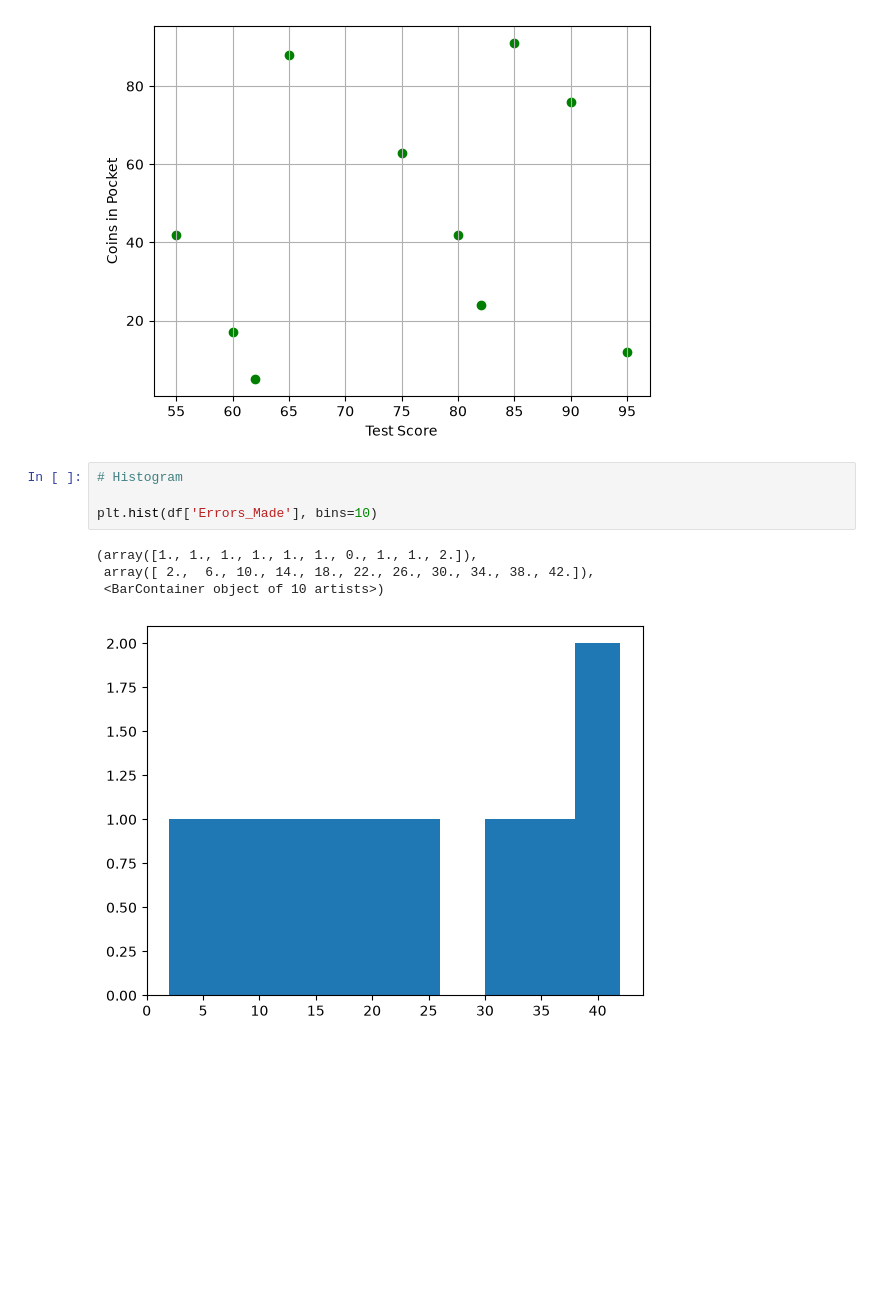
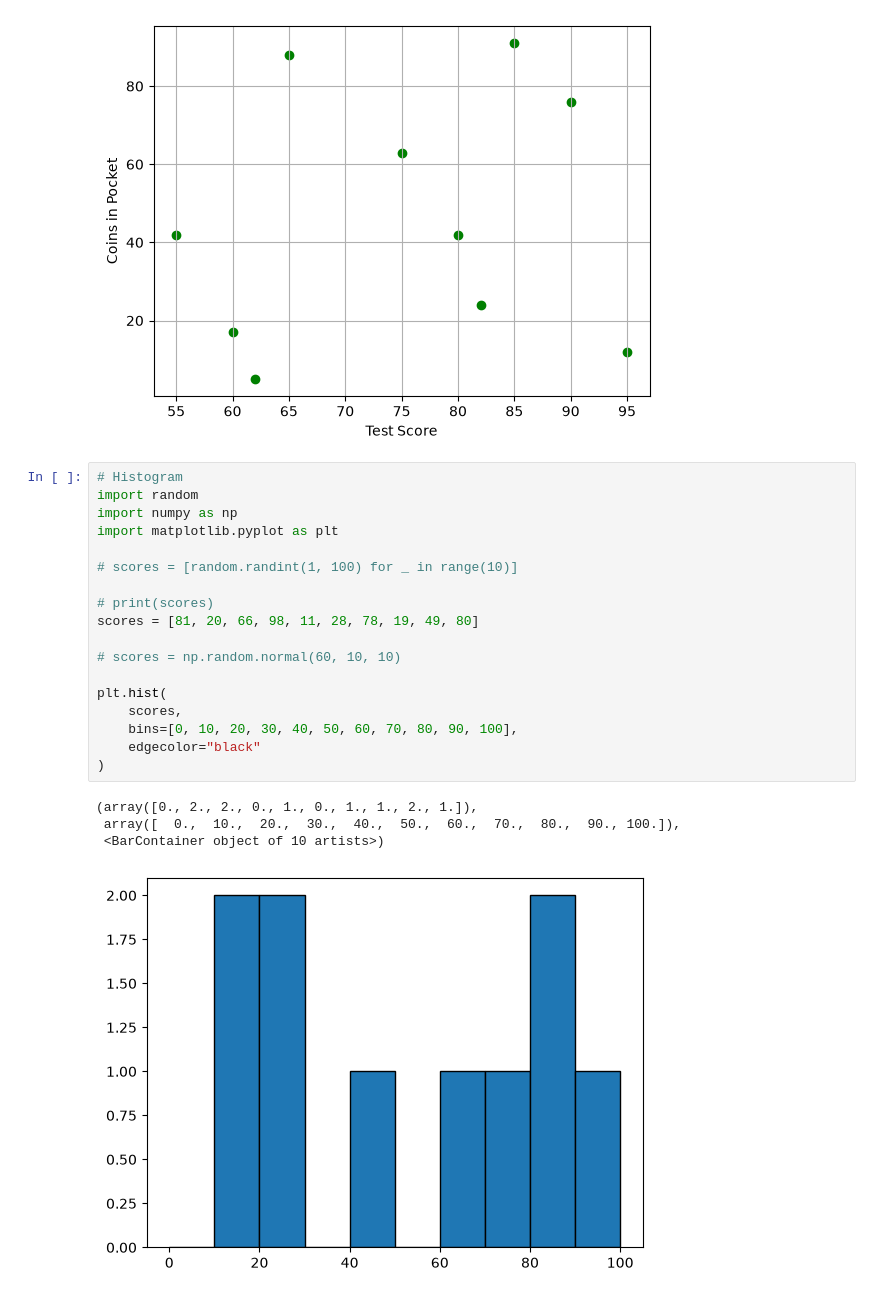
Before and after one commit to israel-oye/Python-Class-Batches, a Jupyter notebook: App-Based-Python/Batch-14A/Data Visualization/main.ipynb, the cells around one changed output. Saved outputs shown, nothing was run; the diff lists cells and outputs as text; blank space fills up the shorter version.

```diff
--- a/App-Based-Python/Batch-14A/Data Visualization/main.ipynb
+++ b/App-Based-Python/Batch-14A/Data Visualization/main.ipynb
@@ -163,10 +163,24 @@ np.float64(0.975337462929714)
 [figure]
 # %%
 # Histogram
+import random
+import numpy as np
+import matplotlib.pyplot as plt
 
-plt.hist(df['Errors_Made'], bins=10)
+# scores = [random.randint(1, 100) for _ in range(10)]
+
+# print(scores)
+scores = [81, 20, 66, 98, 11, 28, 78, 19, 49, 80]
+
+# scores = np.random.normal(60, 10, 10)
+
+plt.hist(
+    scores,
+    bins=[0, 10, 20, 30, 40, 50, 60, 70, 80, 90, 100],
+    edgecolor="black"
+)
 # %% [output]
-(array([1., 1., 1., 1., 1., 1., 0., 1., 1., 2.]),
- array([ 2.,  6., 10., 14., 18., 22., 26., 30., 34., 38., 42.]),
+(array([0., 2., 2., 0., 1., 0., 1., 1., 2., 1.]),
+ array([  0.,  10.,  20.,  30.,  40.,  50.,  60.,  70.,  80.,  90., 100.]),
  <BarContainer object of 10 artists>)
-[figure, old version]
+[figure, new version]
```
Also changed, not shown: parts of 3 cells of this notebook.
